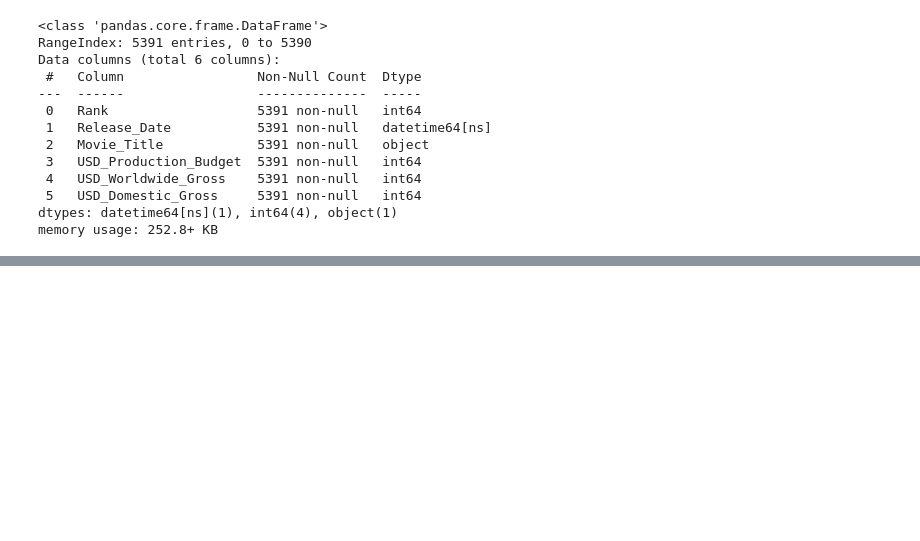
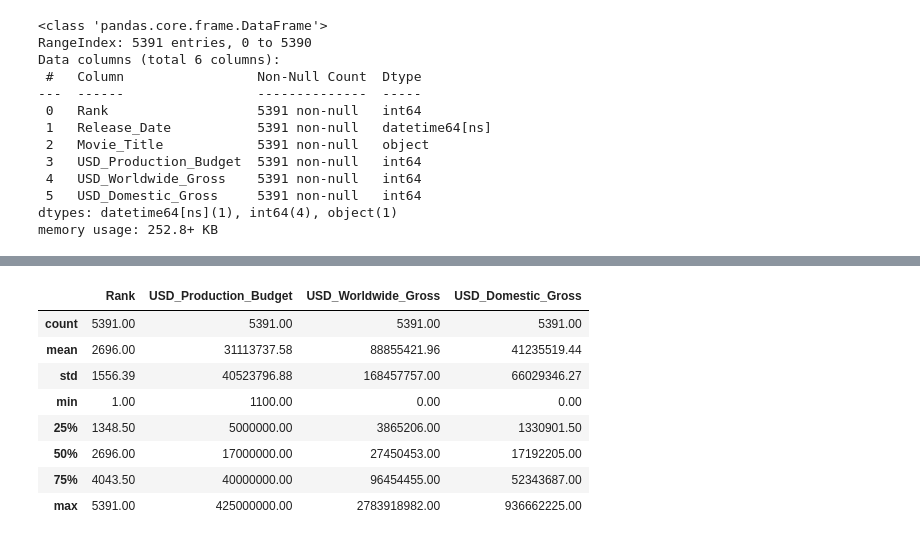
Before and after one commit to PIETRO-ing/Movie-Revenue-Estimation, a Jupyter notebook: Revenue-Estimation.ipynb, the cells around one changed output, grey strips where cells are left out. Cells and saved outputs as stored; diff of their text form; code cells hidden in the pictures; blank space fills up the shorter version.

```diff
--- a/Revenue-Estimation.ipynb
+++ b/Revenue-Estimation.ipynb
@@ -233,0 +276,12 @@ memory usage: 252.8+ KB
+# %%
+df.describe()
+# %% [output]
+|  | Rank | USD_Production_Budget | USD_Worldwide_Gross | USD_Domestic_Gross |
+| count | 5391.00 | 5391.00 | 5391.00 | 5391.00 |
+| mean | 2696.00 | 31113737.58 | 88855421.96 | 41235519.44 |
+| std | 1556.39 | 40523796.88 | 168457757.00 | 66029346.27 |
+| min | 1.00 | 1100.00 | 0.00 | 0.00 |
+| 25% | 1348.50 | 5000000.00 | 3865206.00 | 1330901.50 |
+| 50% | 2696.00 | 17000000.00 | 27450453.00 | 17192205.00 |
+| 75% | 4043.50 | 40000000.00 | 96454455.00 | 52343687.00 |
+| max | 5391.00 | 425000000.00 | 2783918982.00 | 936662225.00 |
```
Also changed, not shown: parts of 6 cells of this notebook.
